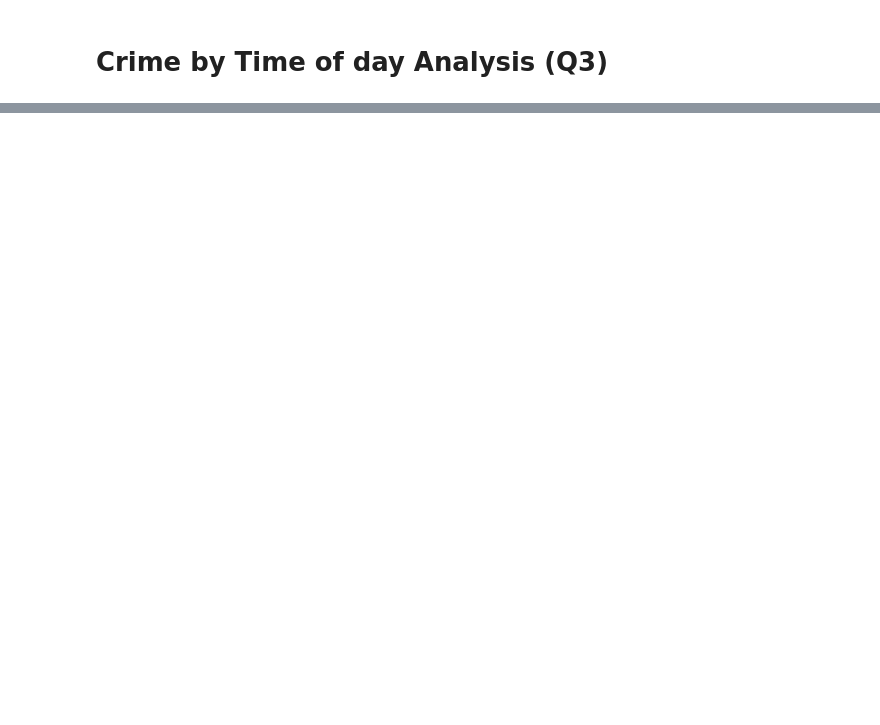
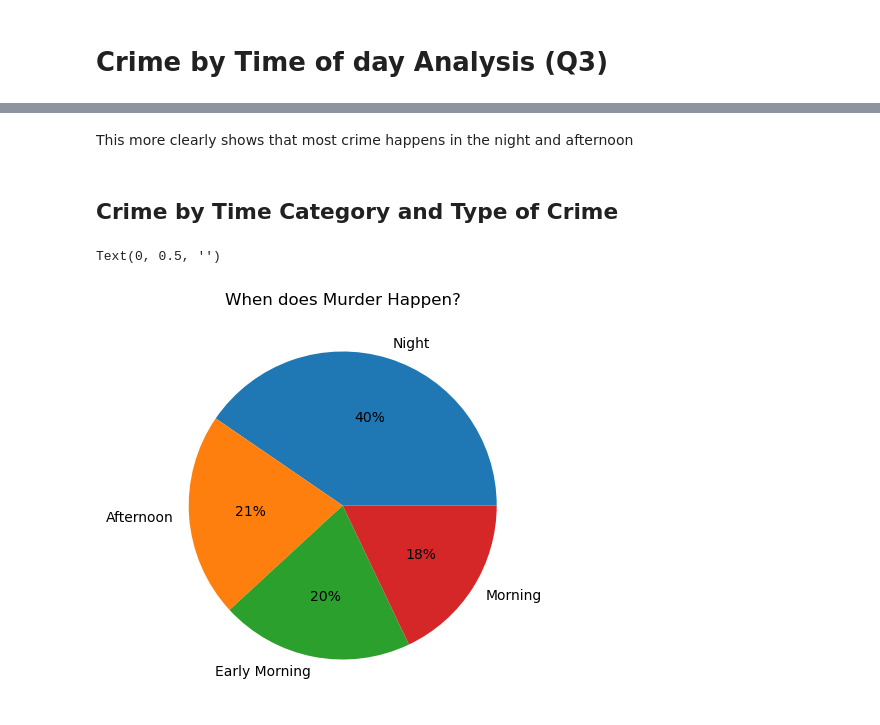
Before and after one commit to csakauye/project-1, a Jupyter notebook: Crime_Time_Analysis.ipynb, the cells around one changed output, grey strips where cells are left out. Cells and saved outputs as stored; diff of their text form; code cells hidden in the pictures; blank space fills up the shorter version.

```diff
--- a/Crime_Time_Analysis.ipynb
+++ b/Crime_Time_Analysis.ipynb
@@ -62,0 +69,14 @@ throwplot.axes.set_ylabel('')
+# %% [markdown]
+This more clearly shows that most crime happens in the night and afternoon
+# %% [markdown]
+## Crime by Time Category and Type of Crime
+# %%
+#Murder Plot
+murder = crime_subset[crime_subset["Crime Code Description"] == "CRIMINAL HOMICIDE"]
+murder_areas = murder["Time Category"].value_counts()
+murderplot = murder_areas.plot.pie(figsize = (5,5),title = "When does Murder Happen?",ylabel = " ",autopct='%1.0f%%')
+murderplot.axes.set_ylabel('')
+plt.show()
+# %% [output]
+Text(0, 0.5, '')
+[figure, added]
```
Also changed, not shown: parts of 14 cells of this notebook, 2 other files.
